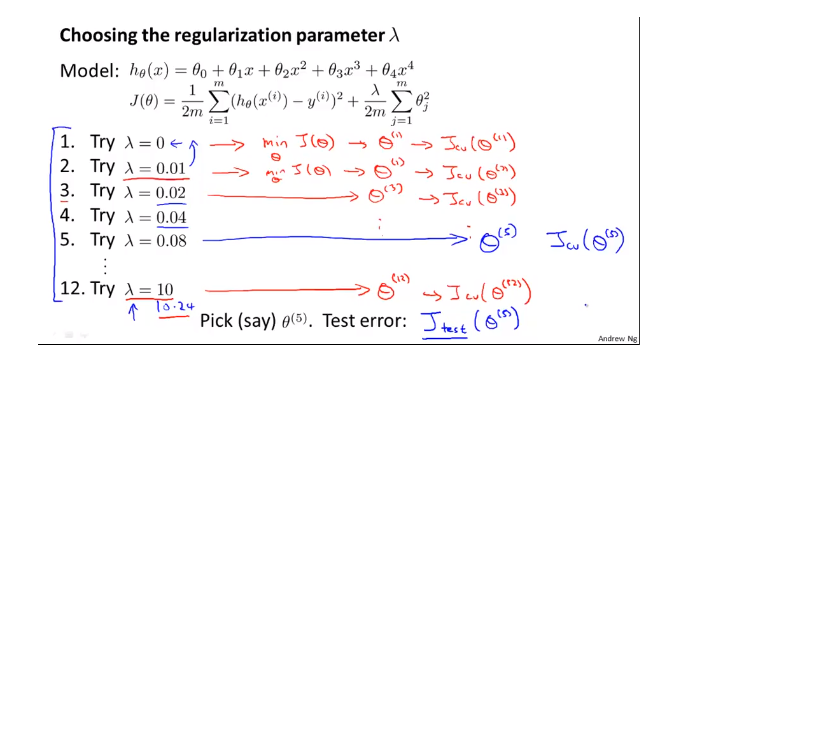
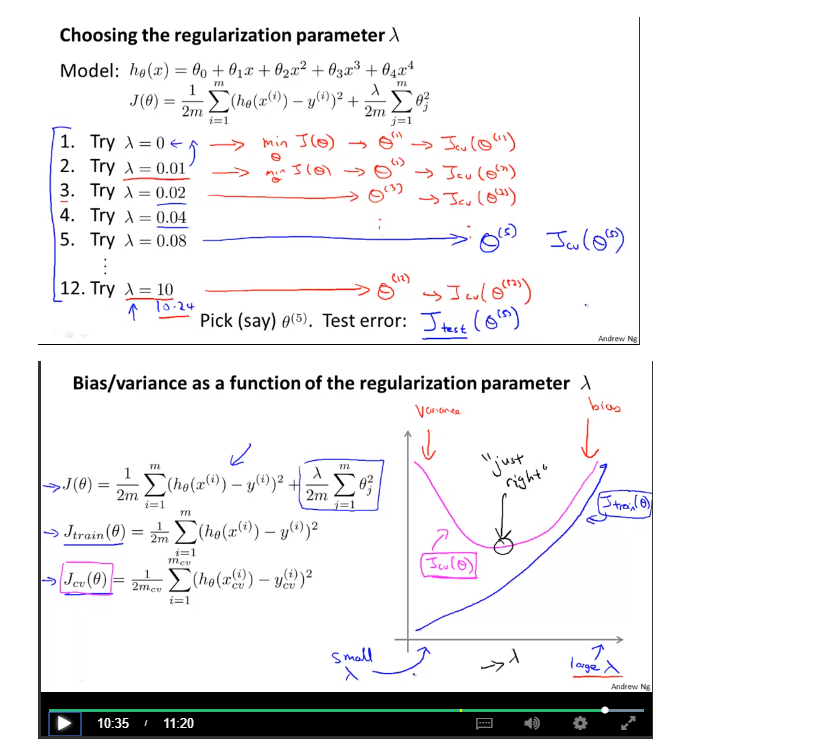
Before and after one commit to louloret/Andrew-NG-Machine-Learning, a Jupyter notebook: Week 6 Advice for Applying Machine Learning-checkpoint.ipynb, the cells around one changed output. Cells and saved outputs as stored; diff of their text form; code cells hidden in the pictures; blank space fills up the shorter version.

```diff
--- a/Week 6 Advice for Applying Machine Learning-checkpoint.ipynb
+++ b/Week 6 Advice for Applying Machine Learning-checkpoint.ipynb
@@ -126,0 +140,4 @@ Image(filename =  path + "iterating_lambda.png")
+# %%
+Image(filename =  path + "train_vs_cv.png")
+# %% [output]
+[figure, added]
```
Also changed, not shown: parts of 6 cells of this notebook.
